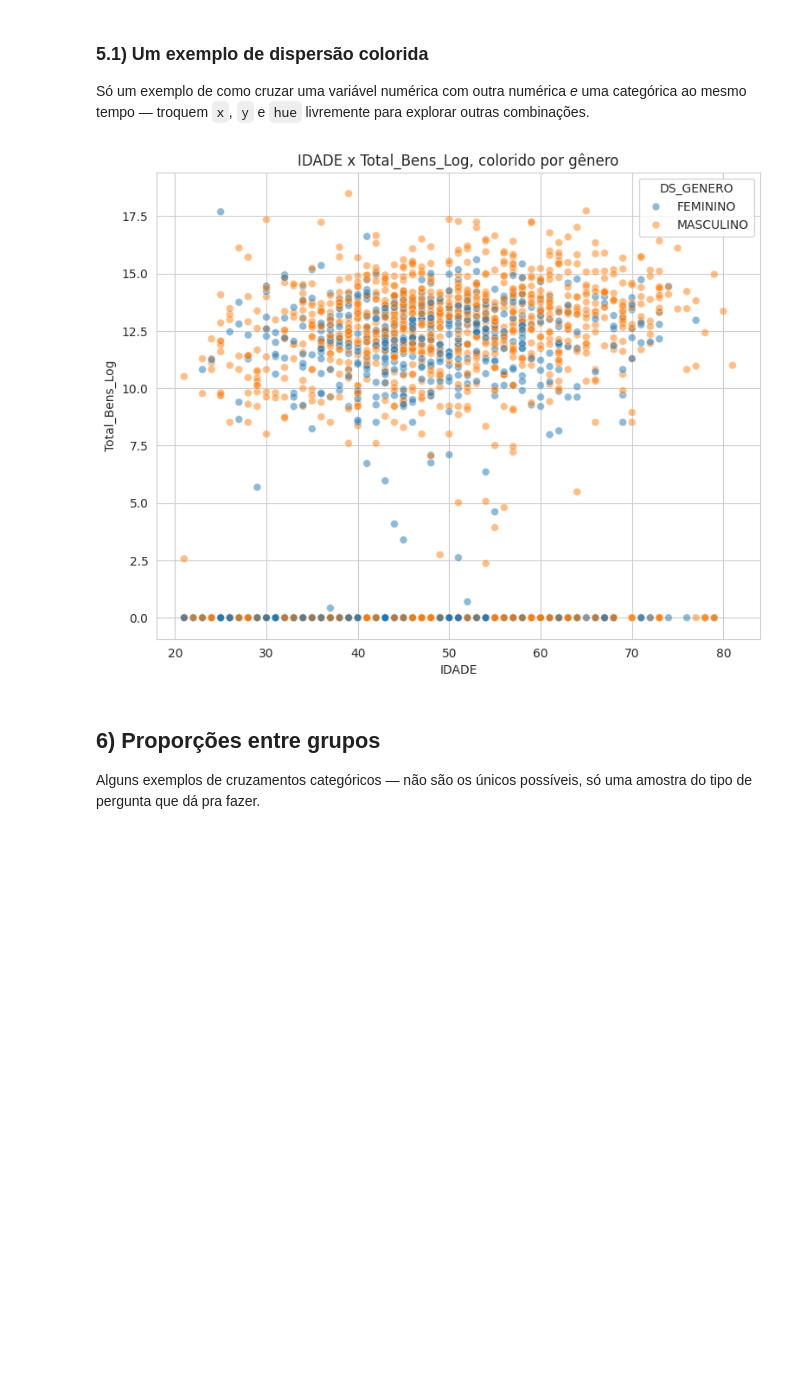
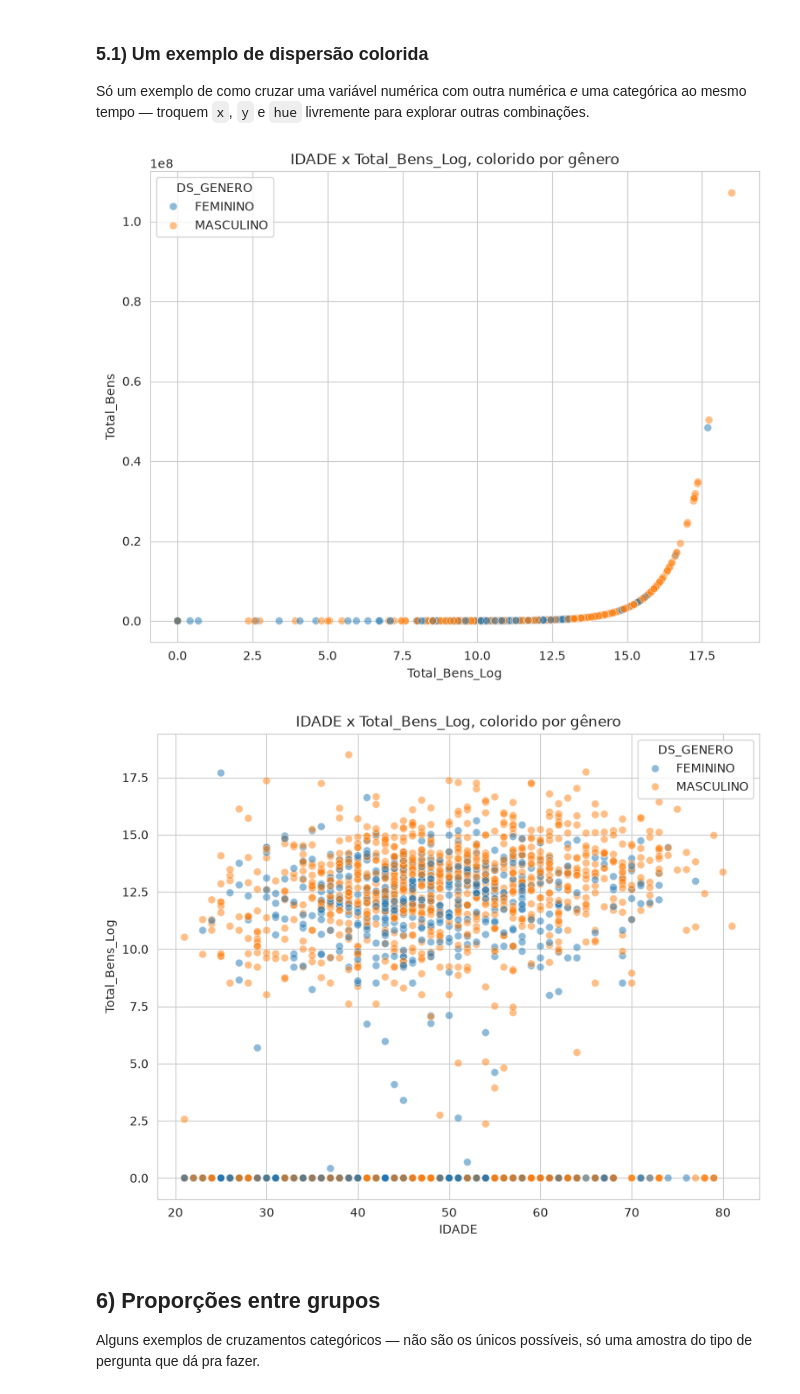
Before and after one commit to TiagoGandra/ml-senac-grupo4, a Jupyter notebook: 01_analise_descritiva.ipynb, the cells around one changed output. Saved outputs shown, nothing was run; the diff lists cells and outputs as text; code cells hidden in the pictures; blank space fills up the shorter version.

```diff
--- a/01_analise_descritiva.ipynb
+++ b/01_analise_descritiva.ipynb
@@ -303,12 +286,18 @@ plt.show()
 
 Só um exemplo de como cruzar uma variável numérica com outra numérica *e* uma categórica ao mesmo tempo — troquem `x`, `y` e `hue` livremente para explorar outras combinações.
 # %%
+plt.figure(figsize=(9, 7))
+sns.scatterplot(data=df, x='Total_Bens_Log', y='Total_Bens', hue='DS_GENERO', alpha=0.5, s=40)
+plt.title('IDADE x Total_Bens_Log, colorido por gênero')
+plt.show()
+
 plt.figure(figsize=(9, 7))
 sns.scatterplot(data=df, x='IDADE', y='Total_Bens_Log', hue='DS_GENERO', alpha=0.5, s=40)
 plt.title('IDADE x Total_Bens_Log, colorido por gênero')
 plt.show()
 # %% [output]
-[figure, old version]
+[figure, new version]
+[figure, added]
 # %% [markdown]
 ## 6) Proporções entre grupos
 
```
Also changed, not shown: parts of 13 cells of this notebook, 1 other file.
